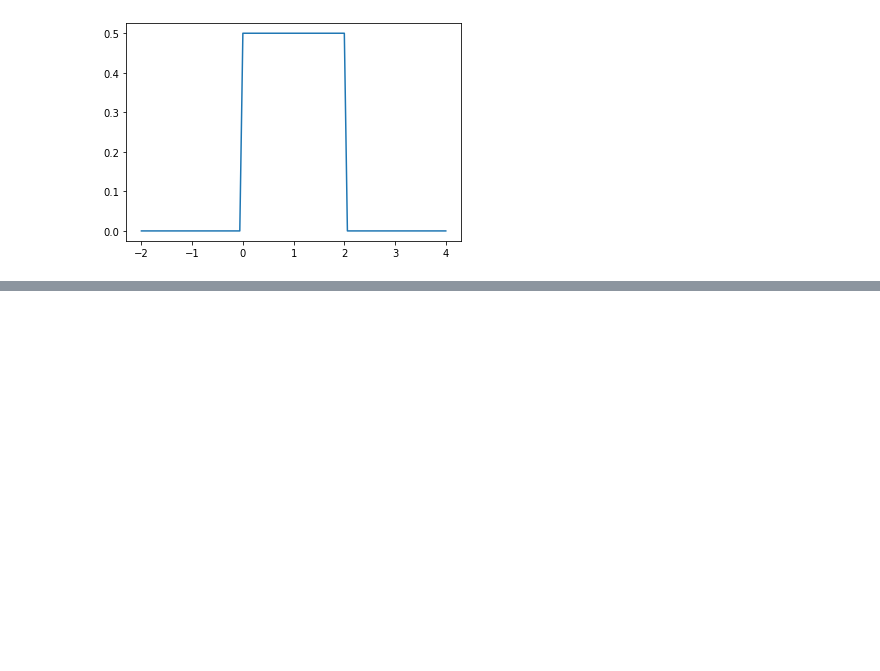
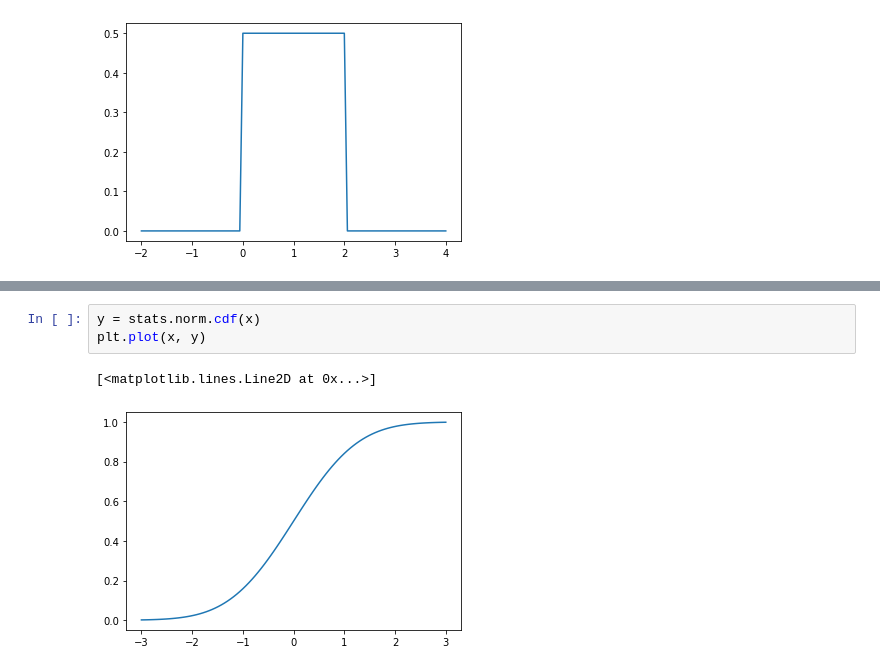
Before and after one commit to pajannat/my-learning, a Jupyter notebook: Kame_Udemy_StatsCourse/statistics.ipynb, the cells around one changed output, grey strips where cells are left out. Saved outputs shown, nothing was run; the diff lists cells and outputs as text; blank space fills up the shorter version.

```diff
--- a/Kame_Udemy_StatsCourse/statistics.ipynb
+++ b/Kame_Udemy_StatsCourse/statistics.ipynb
@@ -341,0 +351,6 @@ plt.plot(x, y)
+# %%
+y = stats.norm.cdf(x)
+plt.plot(x, y)
+# %% [output]
+[<matplotlib.lines.Line2D at 0x...>]
+[figure, added]
```
Also changed, not shown: parts of 10 cells of this notebook.
